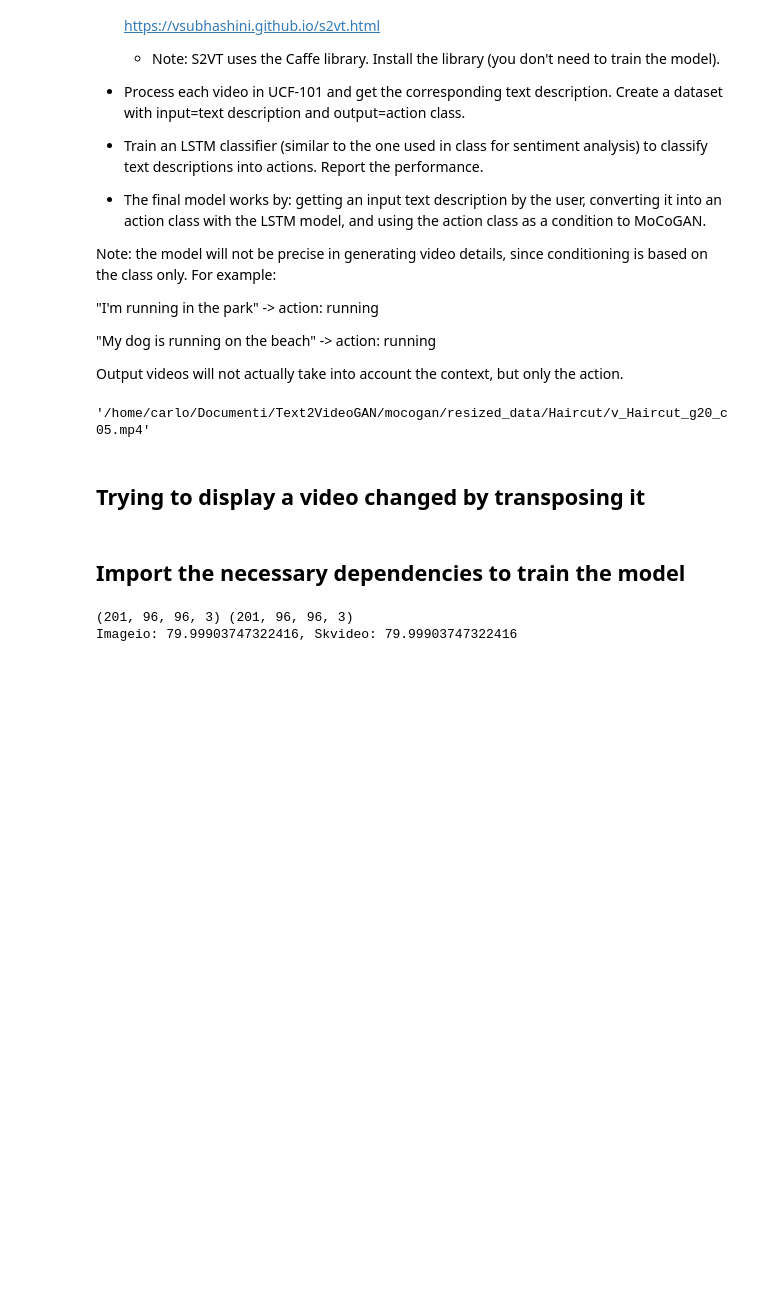
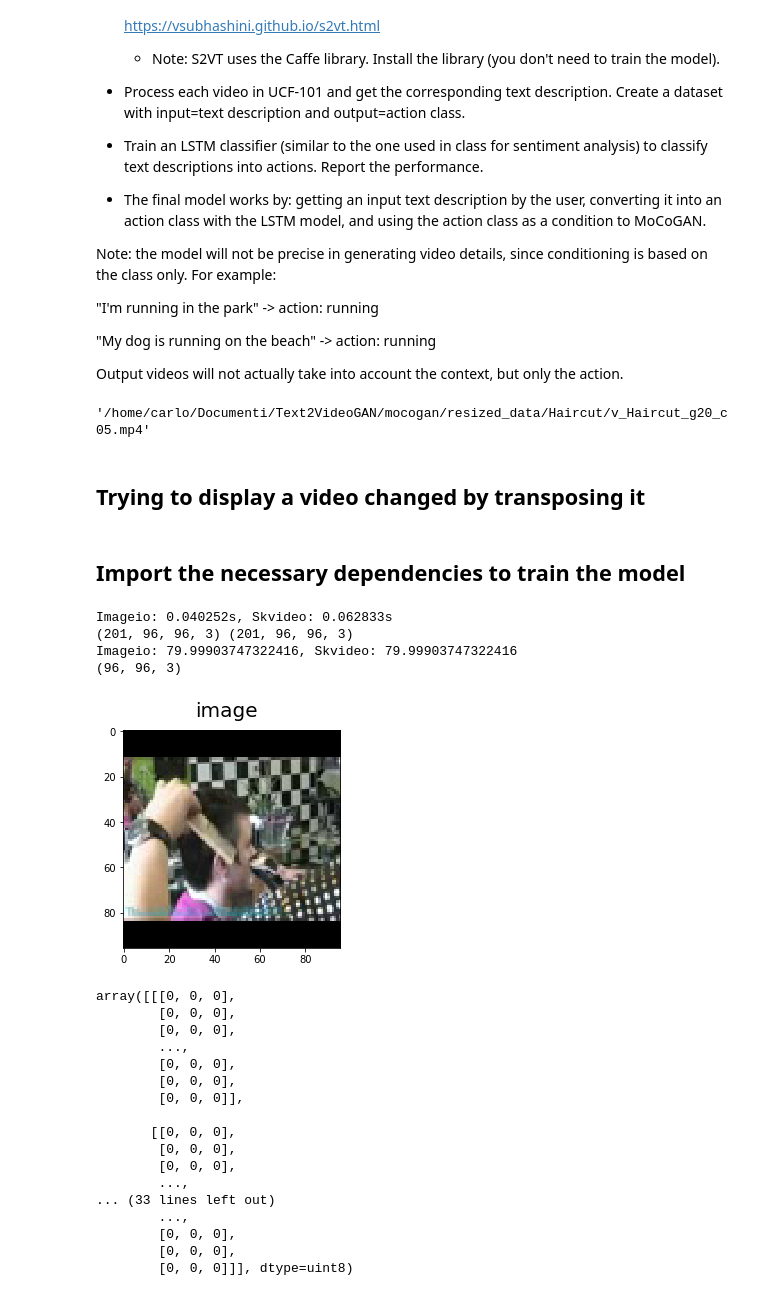
Before and after one commit to CarloP95/Text2VideoGAN, a Jupyter notebook: GANs.ipynb, the cells around one changed output. Drawn from its saved outputs; the diff is of its cells as text; code cells hidden in the pictures; blank space fills up the shorter version.

```diff
--- a/GANs.ipynb
+++ b/GANs.ipynb
@@ -68,6 +68,8 @@ import numpy as np
 import skvideo.io
 from glob import glob
 filenames = glob("/home/carlo/Documenti/Text2VideoGAN/mocogan/resized_data/*/*")
+
+from datetime import datetime
 
 def readImageio(filename, frame= 0,show= False):
 
@@ -89,38 +91,77 @@ def readImageio(filename, frame= 0,show= False):
         pylab.show()
 
     return np.asarray(image)
 
 def composeVideoImageio(filename):
 
-    reader = imageio.get_reader(filename,  'ffmpeg')
+    #reader = imageio.get_reader(filename,  'ffmpeg')
 
-    nframes = math.ceil(reader.get_meta_data()['fps'] * reader.get_meta_data()['duration'])
-    shape = reader.get_meta_data()['size']
+    with imageio.get_reader(filename, 'ffmpeg') as reader:
 
-    videodata = np.empty((nframes, shape[0], shape[1], 3))
+        nframes = math.ceil(reader.get_meta_data()['fps'] * reader.get_meta_data()['duration'])
+        shape = reader.get_meta_data()['size']
 
-    for idx, img in enumerate(reader):
-         videodata[idx, :, :, :] = img
+        videodata = np.empty((nframes, shape[0], shape[1], 3))
+
+        for idx, img in enumerate(reader):
+             videodata[idx, :, :, :] = img
+
+    if not reader.closed:
+        reader.close()
+
+    #del reader
 
     return videodata
 
 
-res = composeVideoImageio(filenames[0])
-res_ = skvideo.io.vread(filenames[0])
+def measurePerformance(method, args):
+    start = datetime.now()
+
+    res = method(args)
+
+    end = datetime.now()
+
+    return (end - start ).total_seconds(), res
+
+seconds1, res = measurePerformance( composeVideoImageio,filenames[0])
+seconds2, res_ = measurePerformance( skvideo.io.vread, filenames[0])
+
+print(f"Imageio: {seconds1}s, Skvideo: {seconds2}s")
+
 print(res_.shape, res.shape)
 
 """for arrs in (res - res_):
     for arr in arrs:
         for els in arr:
             for el in els:
                 assert el == 0.0"""
 
 skmean = res_.mean()
 imgmean = res.mean()
 
 print(f"Imageio: {imgmean}, Skvideo: {skmean}")
 
 assert np.isclose(skmean - imgmean, 0)
 # %% [output]
+Imageio: 0.040252s, Skvideo: 0.062833s
 (201, 96, 96, 3) (201, 96, 96, 3)
 Imageio: 79.99903747322416, Skvideo: 79.99903747322416
+(96, 96, 3)
+[figure, added]
+array([[[0, 0, 0],
+        [0, 0, 0],
+        [0, 0, 0],
+        ...,
+        [0, 0, 0],
+        [0, 0, 0],
+        [0, 0, 0]],
+
+       [[0, 0, 0],
+        [0, 0, 0],
+        [0, 0, 0],
+        ...,
+... (33 lines left out)
+        ...,
+        [0, 0, 0],
+        [0, 0, 0],
+        [0, 0, 0]]], dtype=uint8)
```
Also changed, not shown: parts of 2 cells of this notebook, 1 other file.
